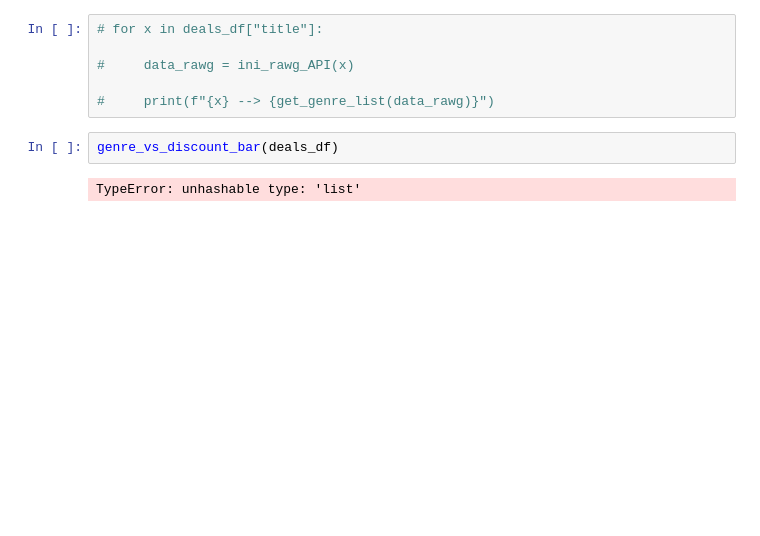
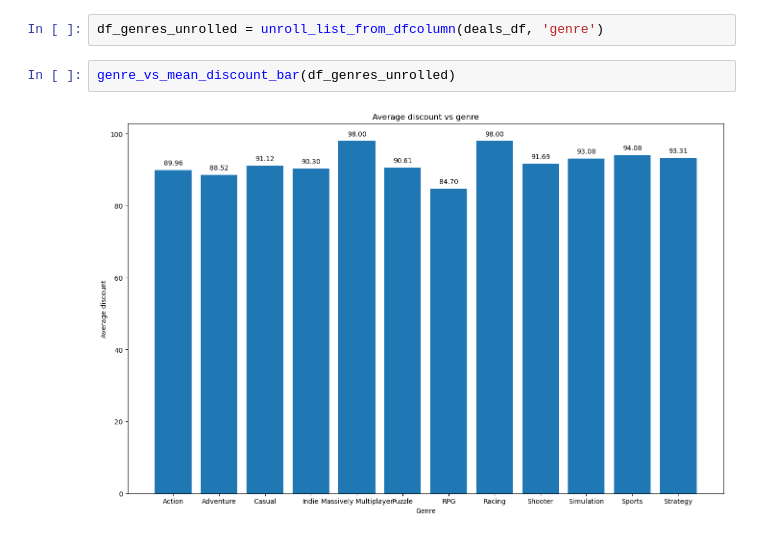
Before and after one commit to ivanalonsom/Project3_DataAnalysis_Oriented_To_Sales_Strategies, a Jupyter notebook: main.ipynb, the cells around one changed output. Saved outputs shown, nothing was run; the diff lists cells and outputs as text; blank space fills up the shorter version.

```diff
--- a/main.ipynb
+++ b/main.ipynb
@@ -45,10 +25,6 @@ disc_vs_punct_linear(deals_df)
-# %%
-# for x in deals_df["title"]:
-
-#     data_rawg = ini_rawg_API(x)
-
-#     print(f"{x} --> {get_genre_list(data_rawg)}")
-# %%
-genre_vs_discount_bar(deals_df)
-# %% [output]
-TypeError: unhashable type: 'list'
+# %%
+df_genres_unrolled = unroll_list_from_dfcolumn(deals_df, 'genre')
+# %%
+genre_vs_mean_discount_bar(df_genres_unrolled)
+# %% [output]
+[figure, added]
```
Also changed, not shown: parts of 9 cells of this notebook, 6 other files.
